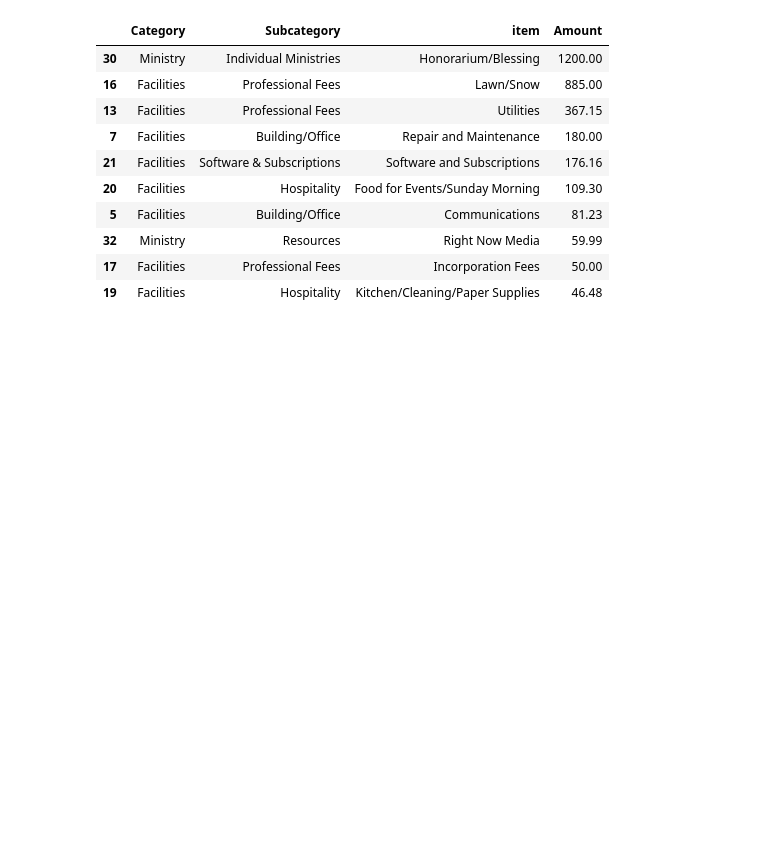
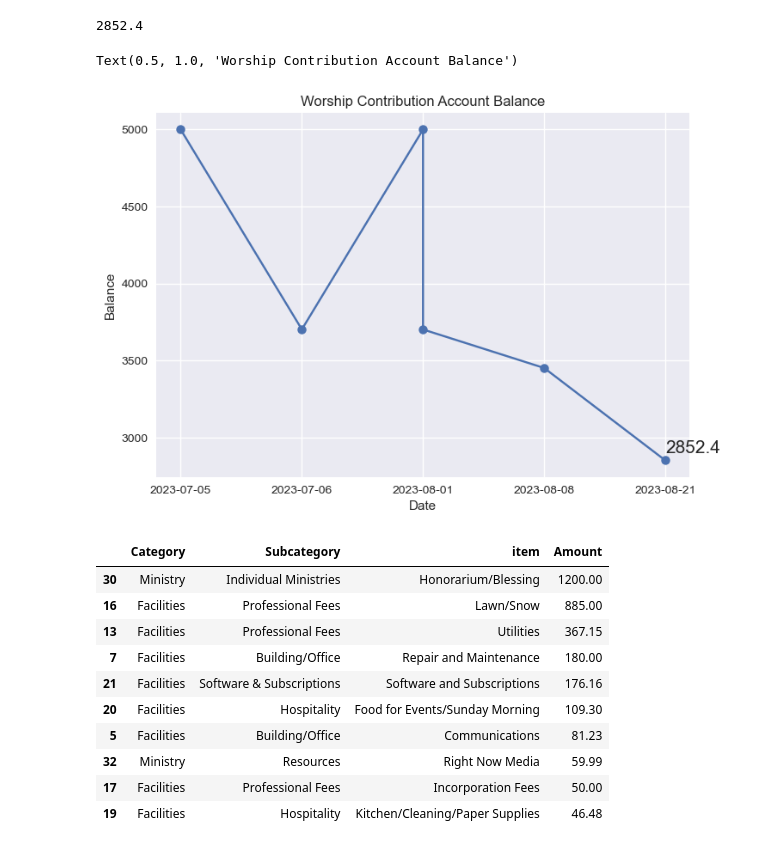
Before and after one commit to keaturner55/ChurchFinance, a Jupyter notebook: notebook/quickbooks_ytd_reports.ipynb, the cells around one changed output. Drawn from its saved outputs; the diff is of its cells as text; code cells hidden in the pictures; blank space fills up the shorter version.

```diff
--- a/notebook/quickbooks_ytd_reports.ipynb
+++ b/notebook/quickbooks_ytd_reports.ipynb
@@ -140,0 +126,2 @@ plt.savefig(f'{month_name}.png')
+# %%
+special_account = income[income['item']=="Worship Contribution"]
@@ -141,3 +138,19 @@ plt.savefig(f'{month_name}.png')
+# %%
+list(y)[-1]
+# %% [output]
+2852.4
+# %%
+fig, ax = plt.subplots()
+x = special_account['Date']
+y = special_account['Amount'].cumsum()
+ax.plot(x,y, marker='.', markersize=15)
+ax.set_ylabel("Balance")
+ax.set_xlabel("Date")
+ax.text(list(x)[-1],list(y)[-1]+50,f"{list(y)[-1]}",size=15)
+ax.set_title("Worship Contribution Account Balance")
+# %% [output]
+Text(0.5, 1.0, 'Worship Contribution Account Balance')
+[figure, added]
 # %%
 all_totals[~all_totals['item'].isin(['Lead Pastor','Associate Pastor'])].sort_values(['Amount'], ascending=False).head(10)[['Category','Subcategory','item','Amount']]
 # %% [output]
```
Also changed, not shown: parts of 16 cells of this notebook.
